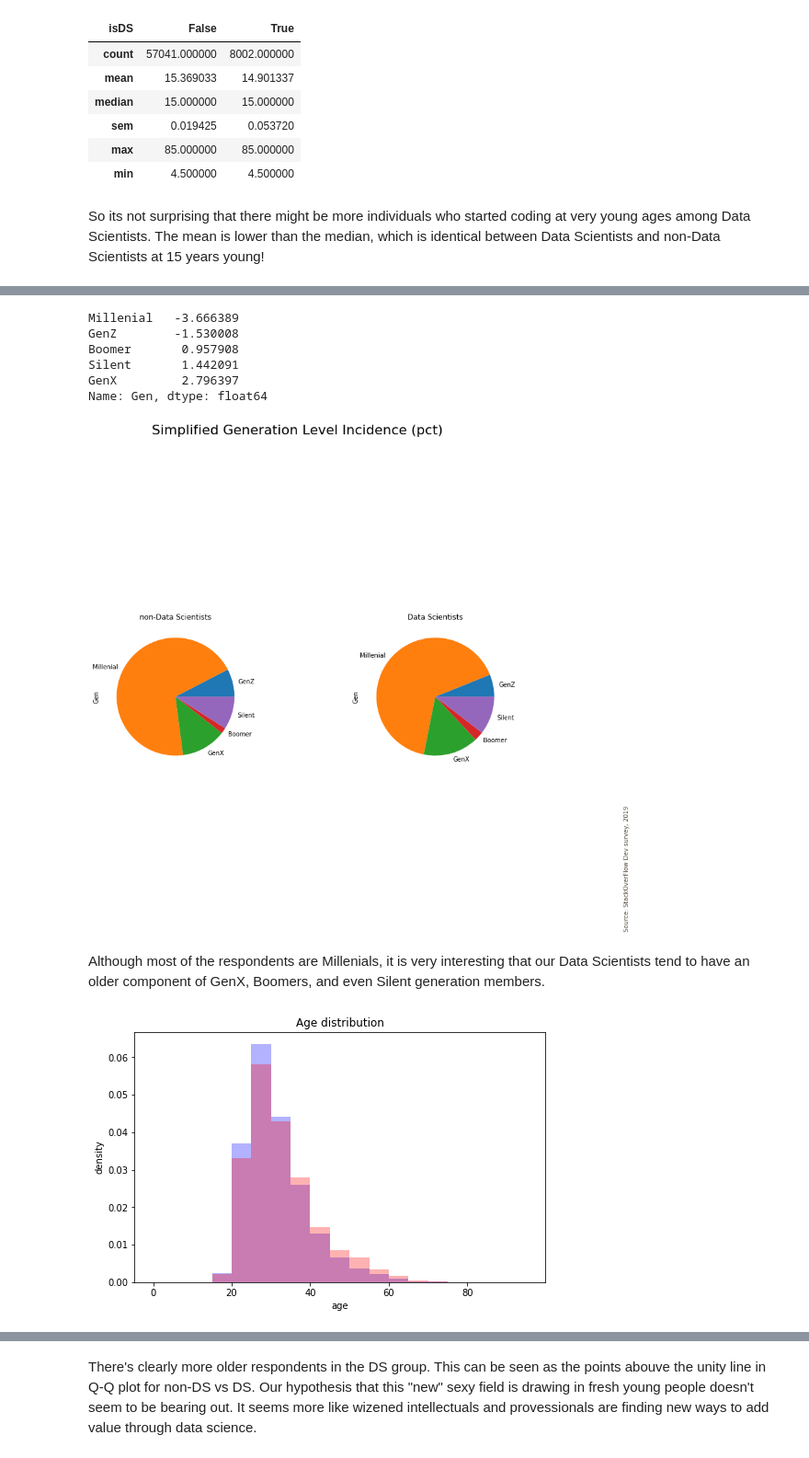
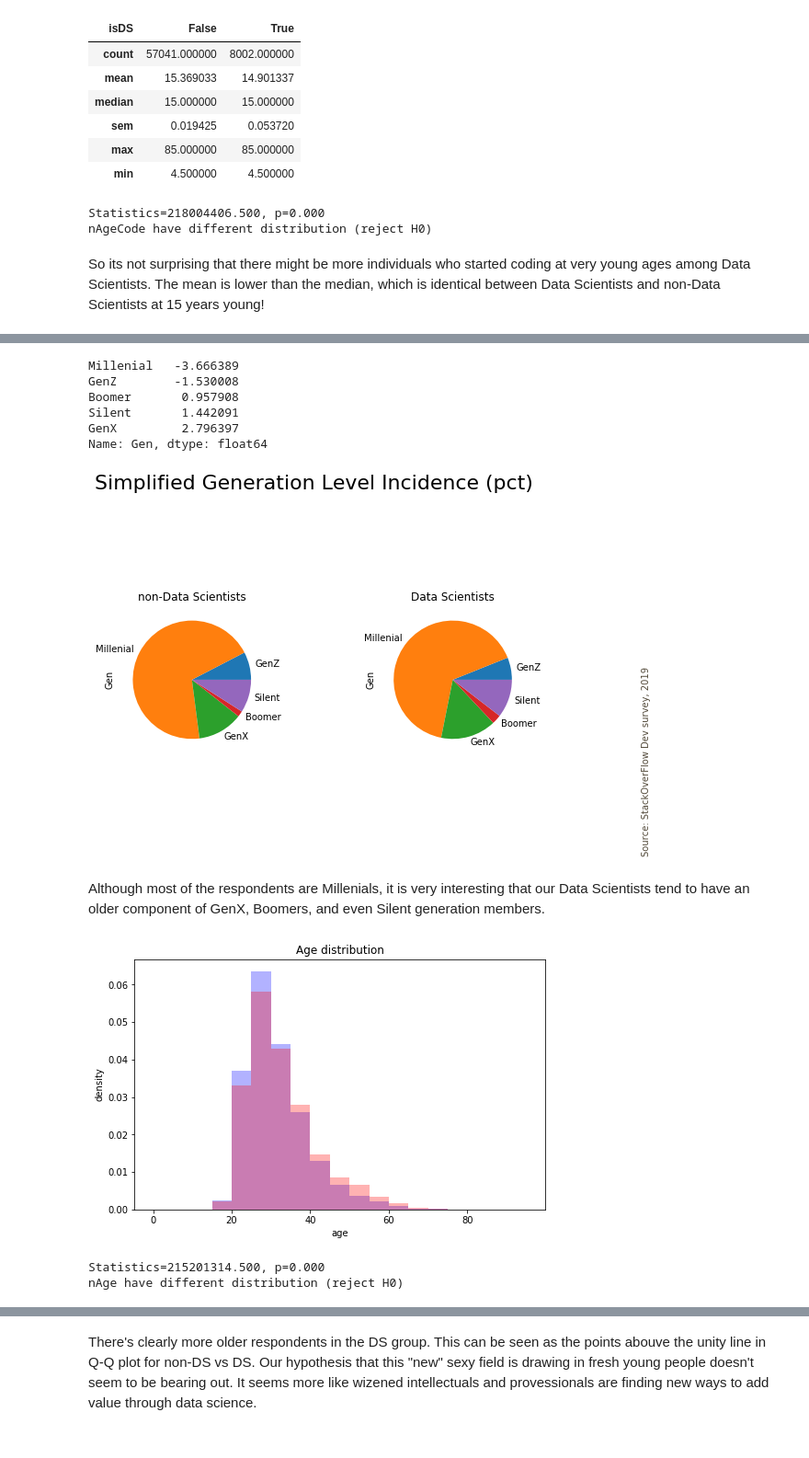
Before and after one commit to ergonyc/Practice-python-exercises, a Jupyter notebook: DataPresentation0/SOF-ThinkfulCapstone1.ipynb, the cells around one changed output, grey strips where cells are left out. Shown at 92% size. Saved outputs shown, nothing was run; the diff lists cells and outputs as text; code cells hidden in the pictures.

```diff
--- a/DataPresentation0/SOF-ThinkfulCapstone1.ipynb
+++ b/DataPresentation0/SOF-ThinkfulCapstone1.ipynb
@@ -188,9 +187,9 @@ df[['isDS','notDS','isDev','DSonly','DSandDev','otherDev','DSorNOT']].agg(['mean
 # %%
 # convert dtypes to categories for the features we want to analyze...
 convert_to_cat = ['MainBranch', 'Trans', 'Ethnicity', 'Dependents', 'Student', 'UndergradMajor',
-                  'Employment',  'OrgSize',
-                  'CareerSat', 'BlockchainOrg', 'OpSys', 'OpenSourcer',
-                  'MgrIdiot', 'MgrMoney', 'MgrWant', 'BlockchainIs', 'BetterLife', 'ITperson', 'OffOn', 'ScreenName', 'SocialMedia', 'Extraversion',
+                  'Employment',  'OrgSize','CareerSat', 'BlockchainOrg', 'OpSys', 'OpenSourcer',
+                  'MgrIdiot', 'MgrMoney', 'MgrWant', 'BlockchainIs', 'BetterLife', 'ITperson',
+                  'OffOn', 'ScreenName', 'SocialMedia', 'Extraversion',
                   'SurveyLength', 'SurveyEase', 'Hobbyist']
 
 for col_name in convert_to_cat:
@@ -216,7 +215,8 @@ df['EdLevel'] = df.EdLevel.astype(edlevel_cat)
 # OpenSource . Higher, same lower
 opensource_cat = CategoricalDtype(['OSS is, on average, of HIGHER quality than proprietary / closed source software',
                                    'The quality of OSS and closed source software is about the same',
-                                   'OSS is, on average, of LOWER quality than proprietary / closed source software', ], ordered=True)
+                                   'OSS is, on average, of LOWER quality than proprietary \
+                                       / closed source software', ], ordered=True)
 df['OpenSource'] = df.OpenSource.astype(opensource_cat)
 
 # career satisfaction / job satisfaction
@@ -244,11 +244,11 @@ df['ImpSyn'] = df.ImpSyn.astype(impsyn_cat)
 
 # clean Gender & Sexuality from multi-selects.
 other = df['Gender'].str.contains(';', case=False, na=False, regex=True).copy()
-df.loc[other,'Gender'] = 'Other'
+df.loc[other, 'Gender'] = 'Other'
 df.Gender = df['Gender'].astype('category')
 
 other = df['Sexuality'].str.contains(';', case=False, na=False, regex=True)
-df.loc[other,'Sexuality'] = 'Other'
+df.loc[other, 'Sexuality'] = 'Other'
 df.Sexuality = df['Sexuality'].astype('category')
 # %%
 print('The dataset contains', df.shape[0], 'rows and', df.shape[1], 'columns.')
@@ -480,3 +483,17 @@ df.groupby('isDS').nYearsCode.agg(['count', 'mean', 'median', 'sem', 'max', 'min
 | sem | 0.036295 | 0.109687 |
 | max | 55.000000 | 55.000000 |
 | min | 0.000100 | 0.000100 |
+# %%
+df_plot1 = df.nYearsCode[~df['isDS']]
+df_plot2 = df.nYearsCode[df['isDS']]
+
+# compare samples
+stat, p = mannwhitneyu(df_plot1, df_plot2)
+print('Statistics=%.3f, p=%.3f' % (stat, p))
+# interpret
+alpha = 0.001
+
+if p > alpha:
+    print(df_plot1.name + ' have same distribution (fail to reject H0)')
+else:
+    print(df_plot1.name + ' have different distribution (reject H0)')
@@ -504,6 +539,21 @@ df.groupby('isDS').nAgeCode.agg(['count', 'mean', 'median', 'sem', 'max', 'min']
 | sem | 0.019425 | 0.053720 |
 | max | 85.000000 | 85.000000 |
 | min | 4.500000 | 4.500000 |
+# %%
+df_plot1 = df.nAgeCode[~df['isDS']]
+df_plot2 = df.nAgeCode[df['isDS']]
+
+# compare samples
+stat, p = mannwhitneyu(df_plot1, df_plot2)
+print('Statistics=%.3f, p=%.3f' % (stat, p))
+# interpret
+if p > alpha:
+    print(df_plot1.name + ' have same distribution (fail to reject H0)')
+else:
+    print(df_plot1.name + ' have different distribution (reject H0)')
+# %% [output]
+Statistics=218004406.500, p=0.000
+nAgeCode have different distribution (reject H0)
 # %% [markdown]
 So its not surprising that there might be more individuals who started coding at very young ages among Data Scientists. The mean is lower than the median, which is identical between Data Scientists and non-Data Scientists at 15 years young!
 # %% [markdown]
@@ -546,33 +596,43 @@ Boomer       0.957908
 Silent       1.442091
 GenX         2.796397
 Name: Gen, dtype: float64
-[figure, old version]
+[figure, new version]
 # %% [markdown]
 Although most of the respondents are Millenials, it is very interesting that our Data Scientists tend to have an older component of GenX, Boomers, and even Silent generation members.
 # %%
 ## AGE
 fig = plt.figure(figsize=(8, 5))
 ylimit = {0, .07}
 xlabel_text = 'age'
 ylabel_text = 'density'
 df_plot1 = df.nAge[~df['isDS']]
 df_plot2 = df.nAge[df['isDS']]
 
 # Plot them as a histogram.
 title_text = 'Age distribution'
 plt.hist(df_plot1, density=True, color='blue',
          bins=np.arange(0, 100, 5), alpha=.3)
 # Plot them as a histogram.
 plt.hist(df_plot2, density=True, color='red',
          bins=np.arange(0, 100, 5), alpha=.3)
 plt.title(title_text)
 plt.xlabel(xlabel_text)
 plt.ylabel(ylabel_text)
 
+plt.show()
 
-plt.show()
+# compare samples
+stat, p = mannwhitneyu(df_plot1, df_plot2)
+print('Statistics=%.3f, p=%.3f' % (stat, p))
+# interpret
+if p > alpha:
+    print(df_plot1.name + ' have same distribution (fail to reject H0)')
+else:
+    print(df_plot1.name + ' have different distribution (reject H0)')
 # %% [output]
-[figure, old version]
+[figure, new version]
+Statistics=215201314.500, p=0.000
+nAge have different distribution (reject H0)
 # %%
 # percentile list
 perc = [.10, .25, .50, .75, .90]
```
Also changed, not shown: parts of 38 cells of this notebook.
